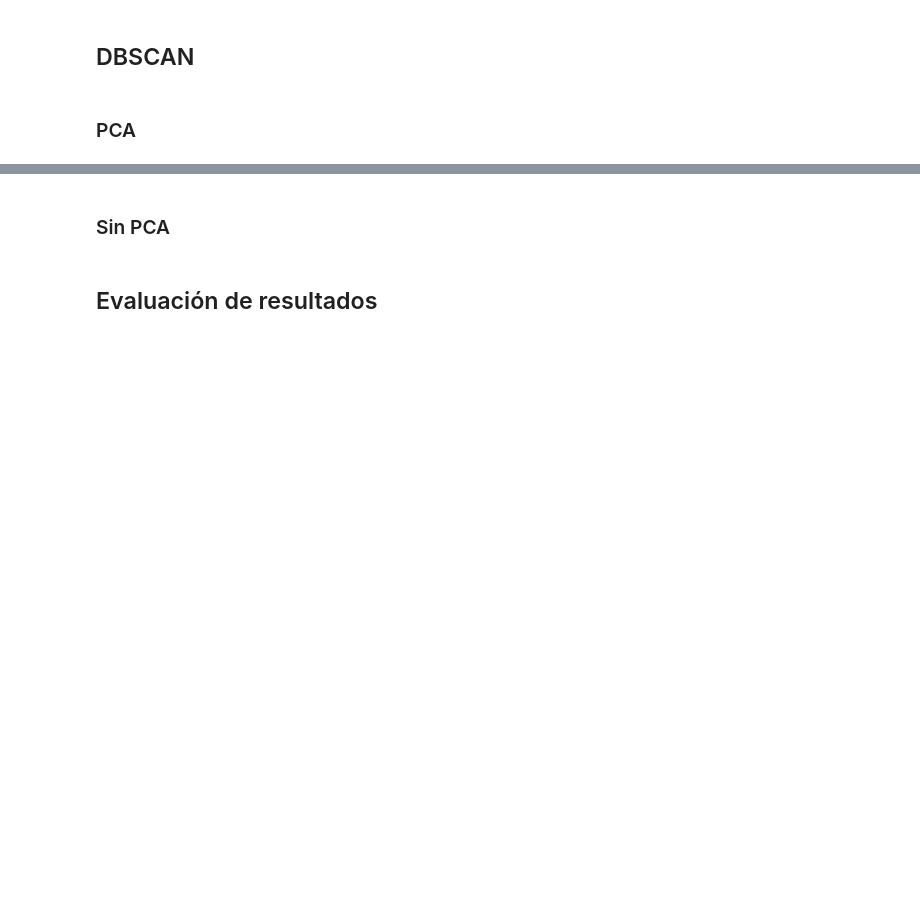
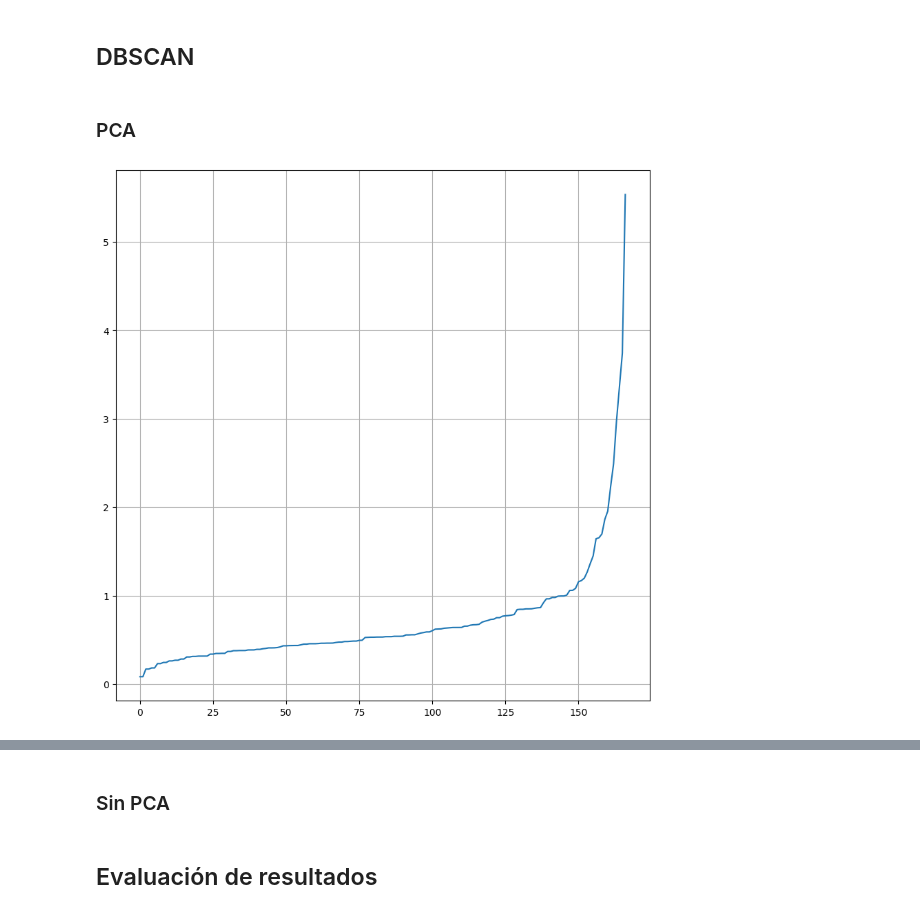
Before and after one commit to Patchwtf/MachineLearningProyects, a Jupyter notebook: Clustering/proyecto_countries_clustering.ipynb, the cells around one changed output, grey strips where cells are left out. Saved outputs shown, nothing was run; the diff lists cells and outputs as text; code cells hidden in the pictures; blank space fills up the shorter version.

```diff
--- a/Clustering/proyecto_countries_clustering.ipynb
+++ b/Clustering/proyecto_countries_clustering.ipynb
@@ -292,3 +292,18 @@ df_country['hc']=y_hc
 ## DBSCAN
 # %% [markdown]
 ### PCA
+# %%
+from sklearn.neighbors import NearestNeighbors
+neighbors = NearestNeighbors(n_neighbors=2)
+neighbors_fit = neighbors.fit(pca_data_standart)
+distances, indices = neighbors_fit.kneighbors(pca_data_standart)
+# %%
+distances = np.sort(distances, axis=0)
+distances = distances[:, 1]
+
+fig = plt.figure(figsize=(10,10))
+plt.plot(distances)
+plt.grid()
+plt.show()
+# %% [output]
+[figure, added]
```
Also changed, not shown: parts of 7 cells of this notebook.
